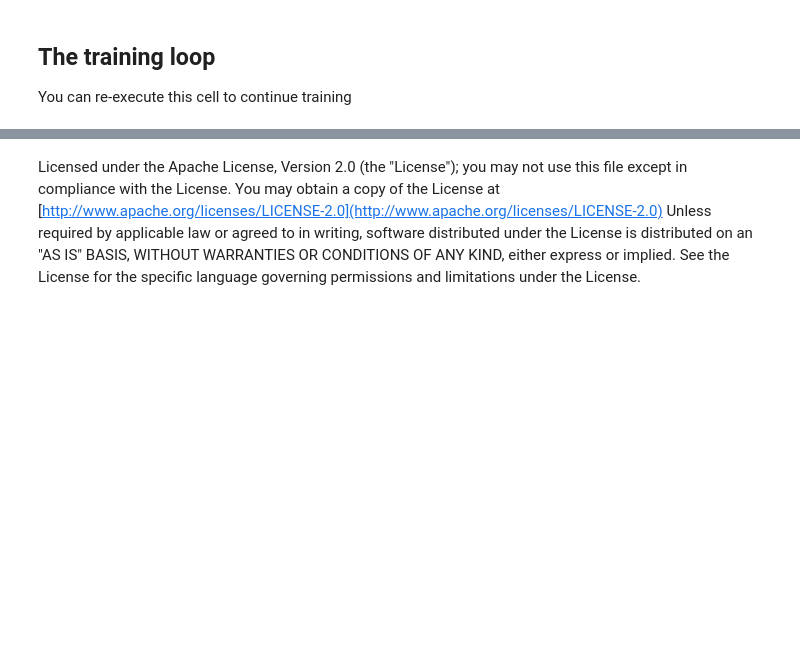
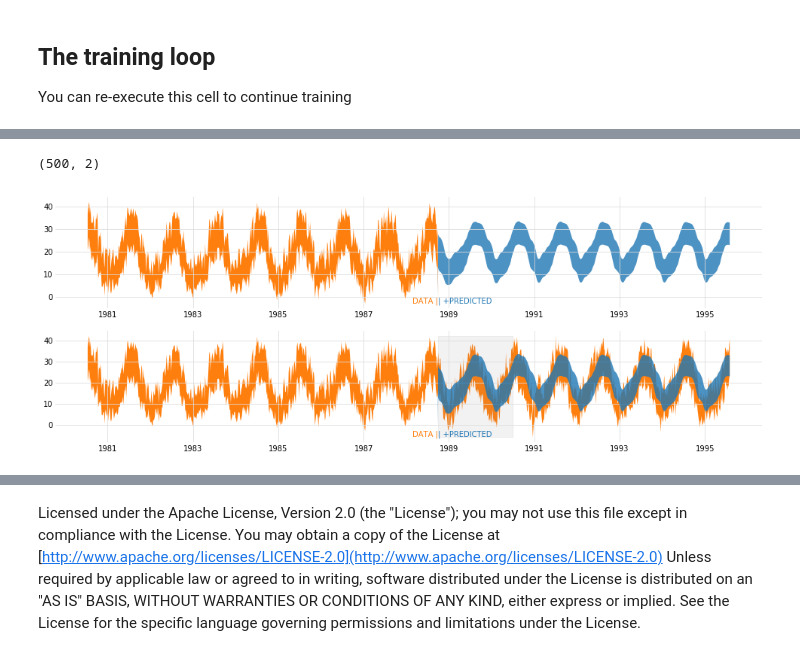
Before and after one commit to dnadamson/tensorflow-rnn-tutorial, a Jupyter notebook: tutorial/01_RNN_generator_temperatures_multisite.ipynb, the cells around one changed output, grey strips where cells are left out. Drawn from its saved outputs; the diff is of its cells as text; code cells hidden in the pictures; blank space fills up the shorter version.

```diff
--- a/tutorial/01_RNN_generator_temperatures_multisite.ipynb
+++ b/tutorial/01_RNN_generator_temperatures_multisite.ipynb
@@ -152,13 +187,13 @@ This is a generative model: run one trained RNN cell in a loop
 # %%
 def prediction_run(prime_data, run_length):
     H_ = np.zeros([1, RNN_CELLSIZE * NLAYERS]) # zero state initially
-    Yout_ = np.zeros([1, 1])
+    Yout_ = np.zeros([1, 2])
     data_len = prime_data.shape[0]
 
     # prime the state from data
     if data_len > 0:
         Yin = np.array(prime_data)
-        Yin = np.reshape(Yin, [1, data_len, 1]) # reshape as one sequence
+        Yin = np.reshape(Yin, [1, data_len, 2]) # reshape as one sequence of pairs (tmin, tmax)
         feed = {Hin: H_, samples: Yin, dropout_pkeep: 1.0} # no dropout during inference
         Yout_, H_ = sess.run([Yout, H], feed_dict=feed)
 
@@ -167,10 +202,10 @@ def prediction_run(prime_data, run_length):
     # respectively the output and output state from the previous iteration.
     results = []
     for i in range(run_length):
-        Yout_ = np.reshape(Yout_, [1, 1, 1]) # batch of a single sequence of a single vector with one element
+        Yout_ = np.reshape(Yout_, [1, 1, 2]) # batch of a single sequence of a single vector (tmin, tmax)
         feed = {Hin: H_, samples: Yout_, dropout_pkeep: 1.0} # no dropout during inference
-        Yout_, H_ = sess.run([Yout, H], feed_dict=feed)
-        results.append(Yout_[0,0])
+        Yout_, H_ = sess.run([Yout, H], feed_dict=feed) # Yout_ shape [1,2]
+        results.append(Yout_[0]) # shape [2]
 
     return np.array(results)
 # %% [markdown]
@@ -227,29 +293,43 @@ print(evaldata.shape)
 # %%
-PRIMELEN=1000
+PRIMELEN=600
 RUNLEN=500
-OFFSET=300
+OFFSET=1500
 RMSELEN=128
 prime_data = evaldata[OFFSET:OFFSET+PRIMELEN]
 results = prediction_run(prime_data, RUNLEN)
+print(results.shape)
+# %% [output]
+(500, 2)
 # %%
 disp_data = evaldata[OFFSET:OFFSET+PRIMELEN+RUNLEN]
+disp_dates = evaldates[OFFSET:OFFSET+PRIMELEN+RUNLEN]
 colors = plt.rcParams['axes.prop_cycle'].by_key()['color']
-plt.subplot(211)
-plt.text(PRIMELEN,2.5,"DATA |", color=colors[1], horizontalalignment="right")
-plt.text(PRIMELEN,2.5,"| PREDICTED", color=colors[0], horizontalalignment="left")
-displayresults = np.ma.array(np.concatenate((np.zeros([PRIMELEN]), results)))
+sp = plt.subplot(211)
+trans = plttrans.blended_transform_factory(sp.transData, sp.transAxes)
+plt.text(disp_dates[PRIMELEN],0.05,"DATA |", color=colors[1], horizontalalignment="right", transform=trans)
+plt.text(disp_dates[PRIMELEN],0.05,"| +PREDICTED", color=colors[0], horizontalalignment="left", transform=trans)
+displayresults = np.ma.array(np.concatenate((np.zeros([PRIMELEN,2]), results)))
 displayresults = np.ma.masked_where(displayresults == 0, displayresults)
-plt.plot(displayresults)
-displaydata = np.ma.array(np.concatenate((prime_data, np.zeros([RUNLEN]))))
+disp_min, disp_max = np.squeeze(np.split(displayresults, 2, axis=1))
+plt.fill_between(disp_dates, disp_min, disp_max).set_alpha(0.8)
+displaydata = np.ma.array(np.concatenate((prime_data, np.zeros([RUNLEN,2]))))
 displaydata = np.ma.masked_where(displaydata == 0, displaydata)
-plt.plot(displaydata)
-plt.subplot(212)
-plt.text(PRIMELEN,2.5,"DATA |", color=colors[1], horizontalalignment="right")
-plt.text(PRIMELEN,2.5,"| +PREDICTED", color=colors[0], horizontalalignment="left")
-plt.plot(displayresults)
-plt.plot(disp_data)
-plt.axvspan(PRIMELEN, PRIMELEN+RMSELEN, color='grey', alpha=0.1, ymin=0.05, ymax=0.95)
+disp_min, disp_max = np.squeeze(np.split(displaydata, 2, axis=1))
+plt.fill_between(disp_dates, disp_min, disp_max)
+sp = plt.subplot(212)
+disp_min, disp_max = np.squeeze(np.split(displayresults, 2, axis=1))
+p = plt.fill_between(disp_dates, disp_min, disp_max)
+p.set_alpha(0.8)
+p.set_zorder(10)
+trans = plttrans.blended_transform_factory(sp.transData, sp.transAxes)
+plt.text(disp_dates[PRIMELEN],0.05,"DATA |", color=colors[1], horizontalalignment="right", transform=trans)
+plt.text(disp_dates[PRIMELEN],0.05,"| +PREDICTED", color=colors[0], horizontalalignment="left", transform=trans)
+disp_min, disp_max = np.squeeze(np.split(disp_data, 2, axis=1))
+plt.fill_between(disp_dates, disp_min, disp_max)
+plt.axvspan(disp_dates[PRIMELEN], disp_dates[PRIMELEN+RMSELEN], color='grey', alpha=0.1, ymin=0.05, ymax=0.95)
 plt.show()
+# %% [output]
+[figure, added]
 # %%
 rmse = math.sqrt(np.mean((evaldata[OFFSET+PRIMELEN:OFFSET+PRIMELEN+RMSELEN] - results[:RMSELEN])**2))
 print("RMSE on {} predictions (shaded area): {}".format(RMSELEN, rmse))
```
Also changed, not shown: parts of 15 cells of this notebook, 1 other file.
